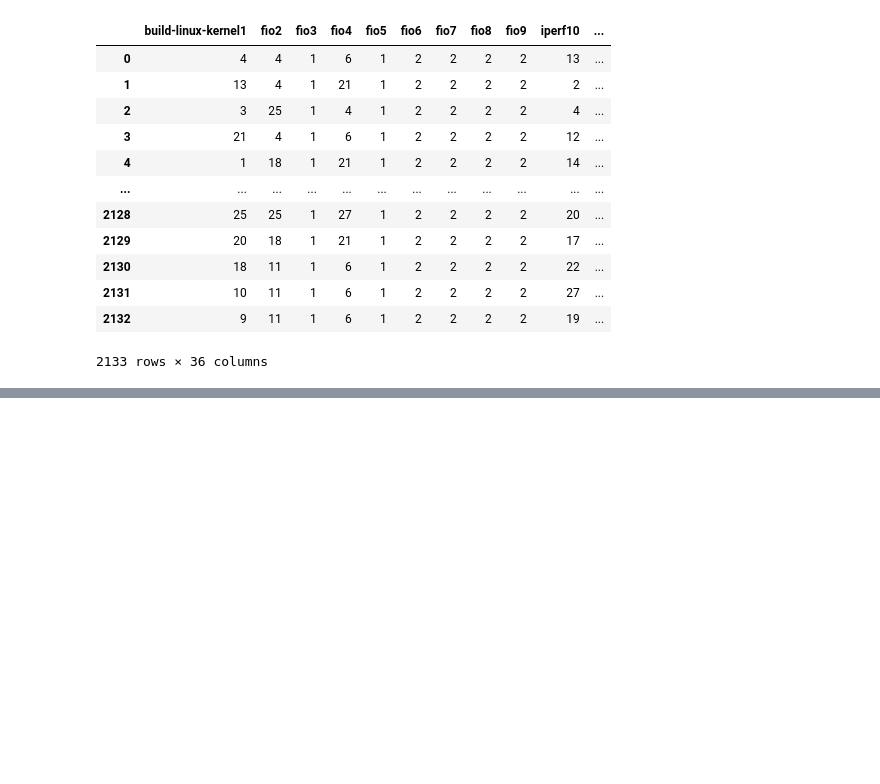
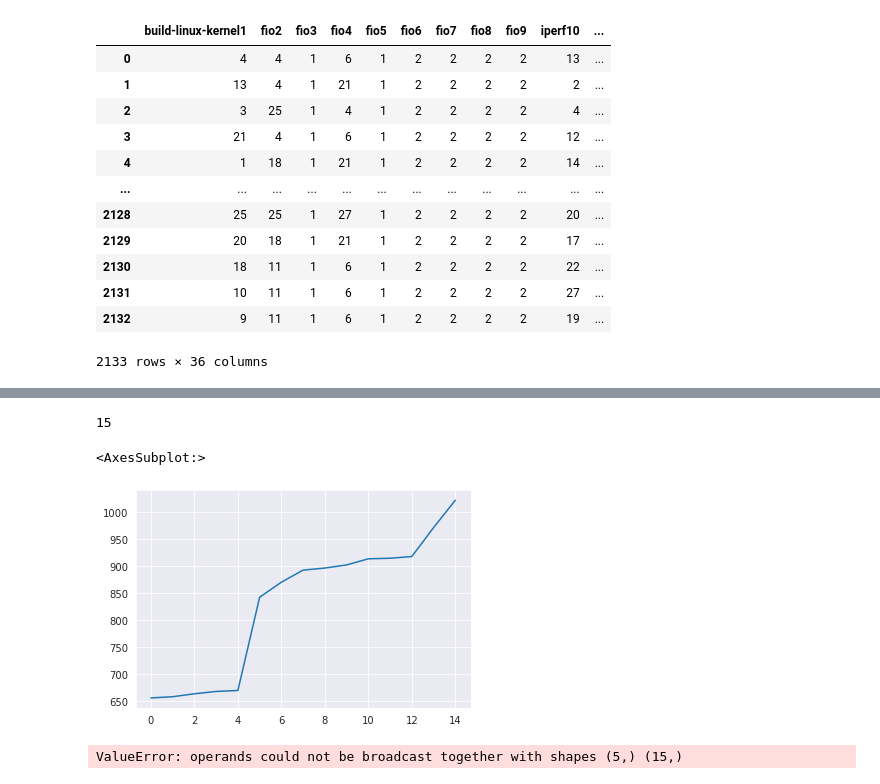
Before and after one commit to Sheypex/ba_proto, a Jupyter notebook: py/filterFeatures.ipynb, the cells around one changed output, grey strips where cells are left out. Saved outputs shown, nothing was run; the diff lists cells and outputs as text; code cells hidden in the pictures; blank space fills up the shorter version.

```diff
--- a/py/filterFeatures.ipynb
+++ b/py/filterFeatures.ipynb
@@ -108,0 +117,27 @@ sbs.lineplot(data=sorted(np.array(g.scores_)[g.get_support(indices=True)]))
+# %%
+csvPath = "predBase.csv"
+if csvPath != "":
+    dF = None
+    try:
+        dF = pds.read_csv(open(csvPath, "r"))  # already filtered for realtime > 1000)
+    except:
+        pass
+    try:
+        dF = pds.read_csv(open(csvPath + ".csv", "r"))
+    except:
+        pass
+    if dF is None:
+        raise Exception(f"Couldn't open csv file {csvPath!r} or {(csvPath + '.csv')!r}")
+else:
+    with db_actions.connect() as conn:
+        dF = pds.read_sql('SELECT * FROM "averageRuntimesPredictionBase1000"', conn)
+# print(dF)
+x_cols = [
+    'john-the-ripper15', 'ramspeed16', 'ramspeed18', 'ramspeed19', 'ramspeed20', 'ramspeed21', 'ramspeed22',
+    'ramspeed23', 'ramspeed24', 'ramspeed25'
+    # 'fio3', 'fio5', 'john-the-ripper15', 'ramspeed16', 'ramspeed17', 'ramspeed18', 'ramspeed19', 'ramspeed20', 'ramspeed21', 'ramspeed22', 'ramspeed23', 'ramspeed24', 'ramspeed25'
+    # 'build-linux-kernel1', 'fio3', 'fio5', 'fio6', 'fio7', 'fio8', 'fio9', 'john-the-ripper15', 'ramspeed16', 'ramspeed17', 'ramspeed18', 'ramspeed19', 'ramspeed20', 'ramspeed21', 'ramspeed22', 'ramspeed23', 'ramspeed24', 'ramspeed25', 'stream27'
+]
+y_cols = "rank"
+X = dF[x_cols]
+y = dF[y_cols]
@@ -108,0 +164,6 @@ sbs.lineplot(data=sorted(np.array(g.scores_)[g.get_support(indices=True)]))
+# %%
+g = GenericUnivariateSelect(f_regression, mode='k_best', param=15)
+X_poly = PolynomialFeatures(3, interaction_only=True).fit_transform(X)
+X_new = g.fit_transform(X_poly, y)
+#filtered_X_cols = np.array(x_cols)[g.get_support(indices=True)]
+#", ".join(map(lambda x: repr(x), filtered_X_cols))
@@ -108,0 +193,13 @@ sbs.lineplot(data=sorted(np.array(g.scores_)[g.get_support(indices=True)]))
+# %%
+len(np.array(g.scores_)[g.get_support(indices=True)])
+# %% [output]
+15
+# %%
+sbs.lineplot(data=sorted(np.array(g.scores_)[g.get_support(indices=True)]))
+# %% [output]
+<AxesSubplot:>
+[figure, added]
+# %%
+np.array(top1) - np.array(top2)
+# %% [output]
+ValueError: operands could not be broadcast together with shapes (5,) (15,)
```
Also changed, not shown: parts of 9 cells of this notebook, 1 other file.
